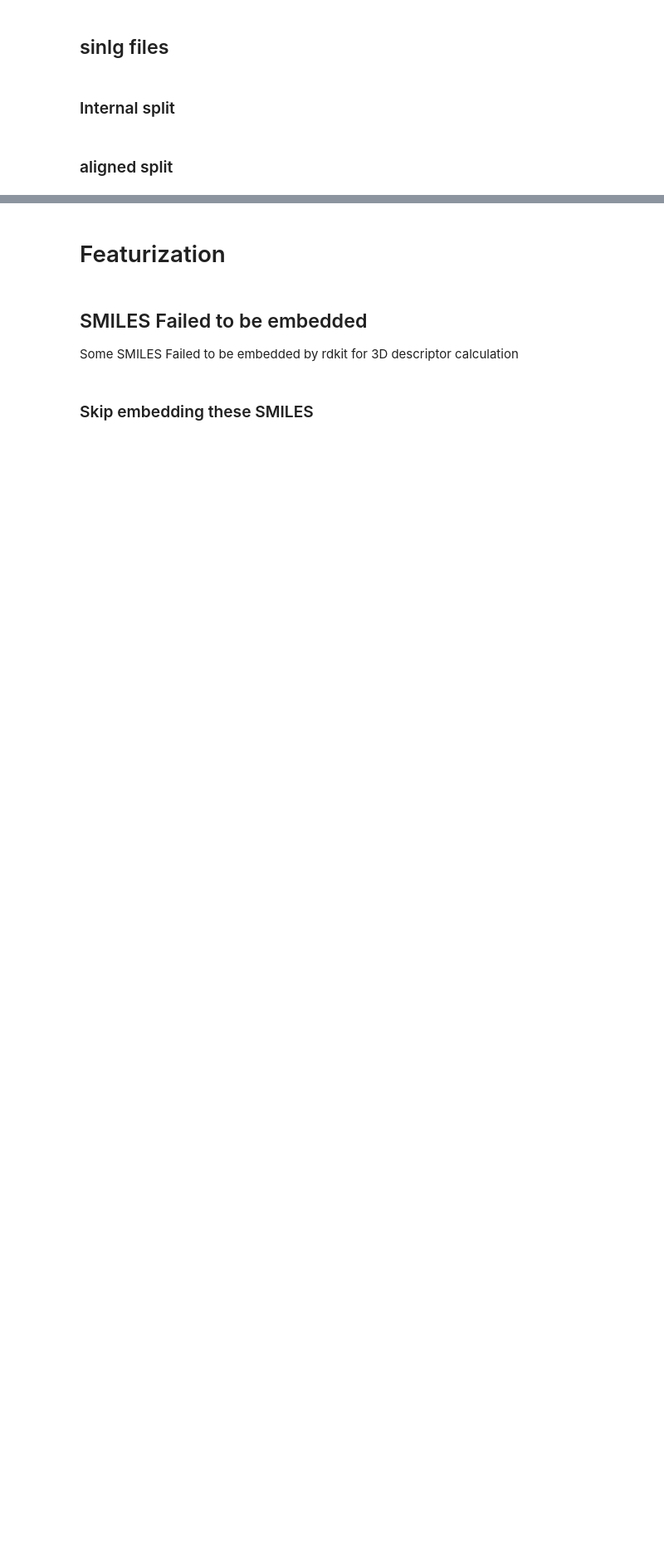
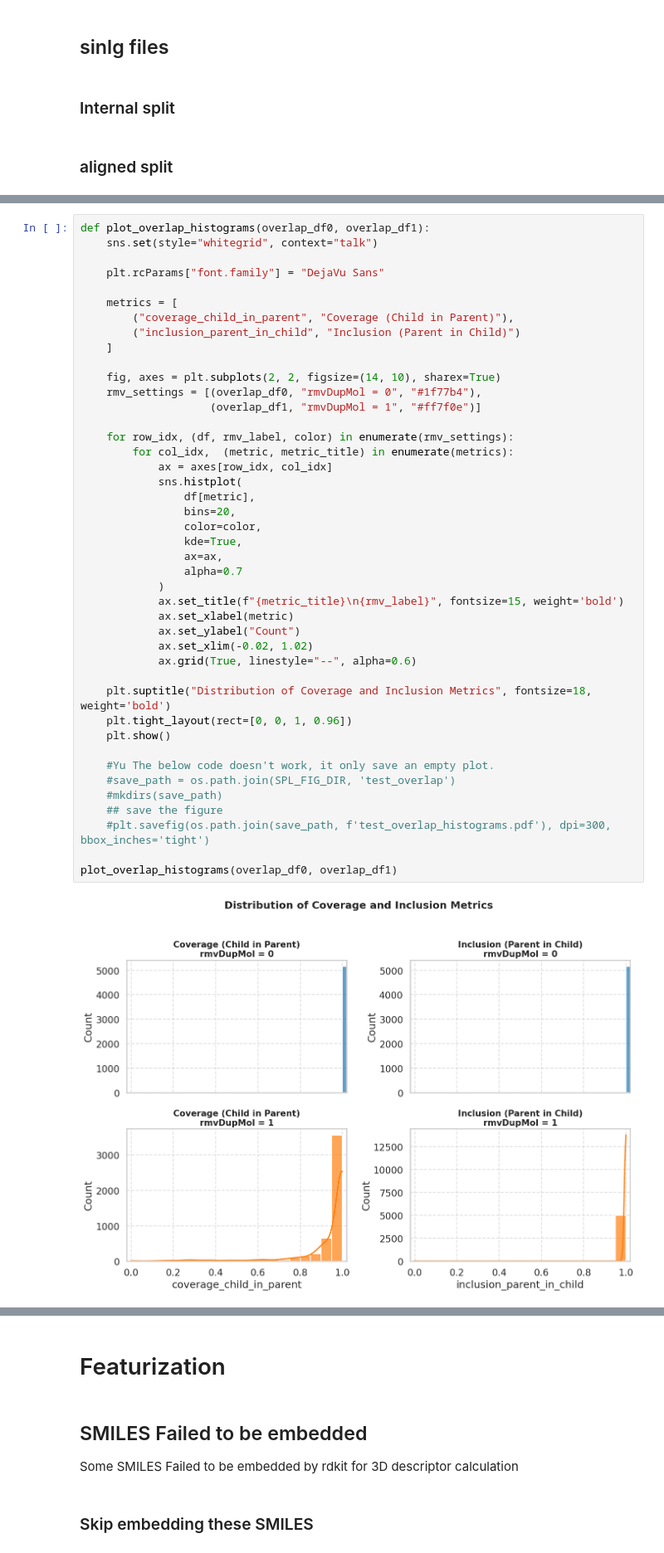
Before and after one commit to xixichennn/datacat4ml, a Jupyter notebook: datacat4ml/Scripts/data_prep/data_prep_viz.ipynb, the cells around one changed output, grey strips where cells are left out. Shown: that part at 83% size. Drawn from its saved outputs; the diff is of its cells as text; blank space fills up the shorter version.

Commit message:
aligned split and data_viz for the test_set coverage between the parent and child file in comparison-pair

```diff
--- a/datacat4ml/Scripts/data_prep/data_prep_viz.ipynb
+++ b/datacat4ml/Scripts/data_prep/data_prep_viz.ipynb
@@ -1457,0 +1206,45 @@ activity_ids: [2604249, 2604250, 2604253, 2604258, 2604259, 2604265, 2604268, 26
+# %%
+def plot_overlap_histograms(overlap_df0, overlap_df1):
+    sns.set(style="whitegrid", context="talk")
+
+    plt.rcParams["font.family"] = "DejaVu Sans"
+
+    metrics = [
+        ("coverage_child_in_parent", "Coverage (Child in Parent)"),
+        ("inclusion_parent_in_child", "Inclusion (Parent in Child)")
+    ]
+
+    fig, axes = plt.subplots(2, 2, figsize=(14, 10), sharex=True)
+    rmv_settings = [(overlap_df0, "rmvDupMol = 0", "#1f77b4"),
+                    (overlap_df1, "rmvDupMol = 1", "#ff7f0e")]
+
+    for row_idx, (df, rmv_label, color) in enumerate(rmv_settings):
+        for col_idx,  (metric, metric_title) in enumerate(metrics):
+            ax = axes[row_idx, col_idx]
+            sns.histplot(
+                df[metric],
+                bins=20,
+                color=color,
+                kde=True,
+                ax=ax,
+                alpha=0.7
+            )
+            ax.set_title(f"{metric_title}\n{rmv_label}", fontsize=15, weight='bold')
+            ax.set_xlabel(metric)
+            ax.set_ylabel("Count")
+            ax.set_xlim(-0.02, 1.02)
+            ax.grid(True, linestyle="--", alpha=0.6)
+
+    plt.suptitle("Distribution of Coverage and Inclusion Metrics", fontsize=18, weight='bold')
+    plt.tight_layout(rect=[0, 0, 1, 0.96])
+    plt.show()
+
+    #Yu The below code doesn't work, it only save an empty plot.
+    #save_path = os.path.join(SPL_FIG_DIR, 'test_overlap')
+    #mkdirs(save_path)
+    ## save the figure
+    #plt.savefig(os.path.join(save_path, f'test_overlap_histograms.pdf'), dpi=300, bbox_inches='tight')
+
+plot_overlap_histograms(overlap_df0, overlap_df1)
+# %% [output]
+[figure, added]
```
Also changed, not shown: parts of 25 cells of this notebook, 15 other files.
